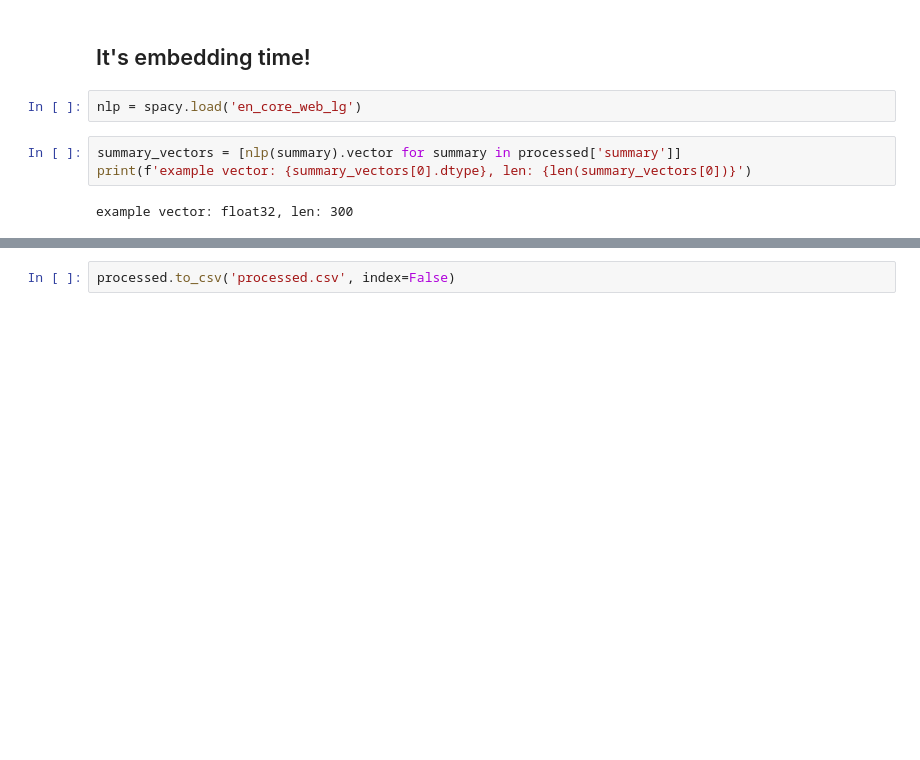
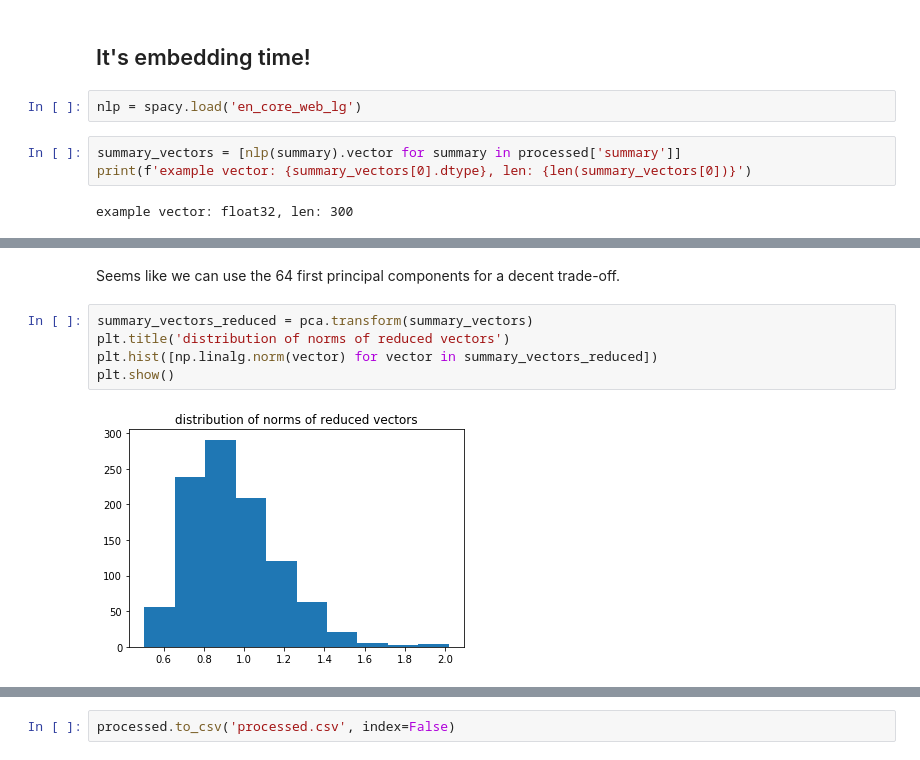
Before and after one commit to malyvsen/inverse-ai, a Jupyter notebook: data/movies/process.ipynb, the cells around one changed output, grey strips where cells are left out. Drawn from its saved outputs; the diff is of its cells as text; blank space fills up the shorter version.

```diff
--- a/data/movies/process.ipynb
+++ b/data/movies/process.ipynb
@@ -95 +108,10 @@ example vector: float32, len: 300
+# %% [markdown]
+Seems like we can use the 64 first principal components for a decent trade-off.
+# %%
+summary_vectors_reduced = pca.transform(summary_vectors)
+plt.title('distribution of norms of reduced vectors')
+plt.hist([np.linalg.norm(vector) for vector in summary_vectors_reduced])
+plt.show()
+# %% [output]
+[figure, added]
 # %%
```
Also changed, not shown: parts of 4 cells of this notebook, 1 other file.
